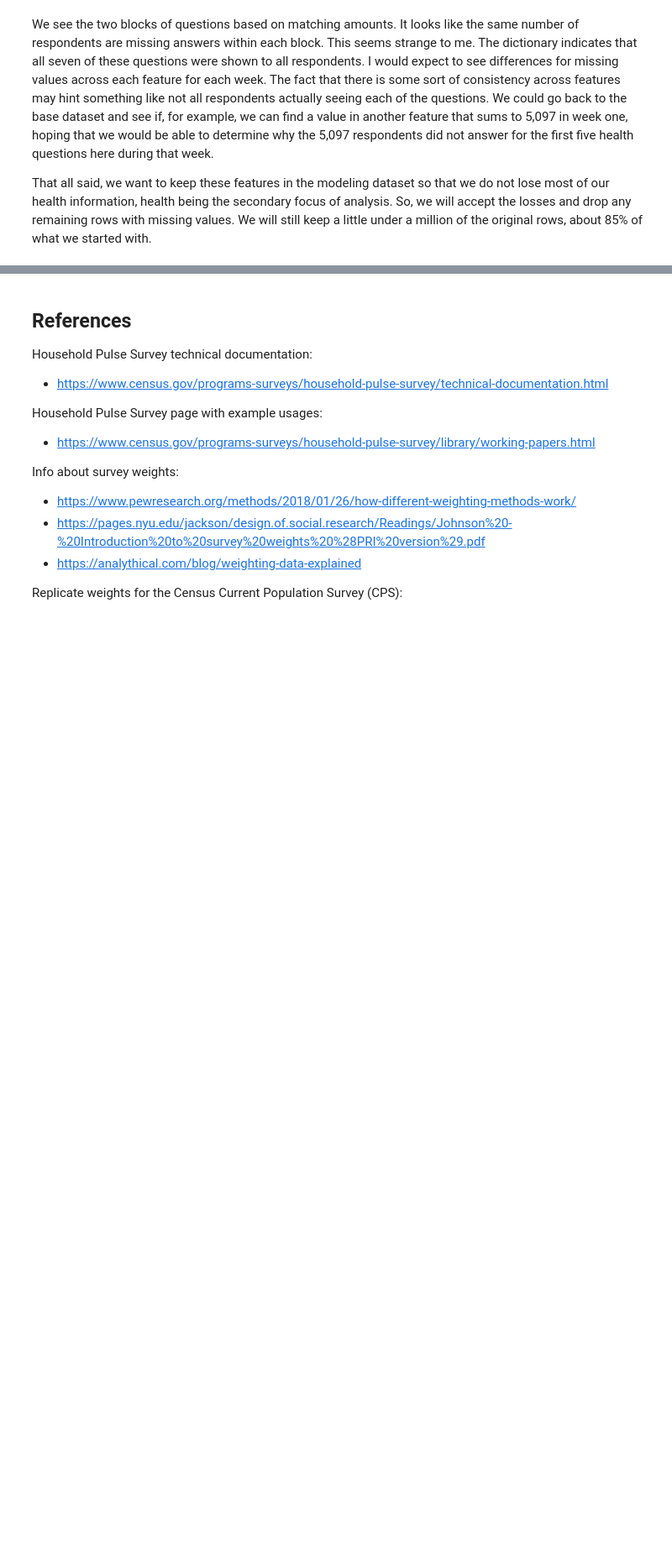
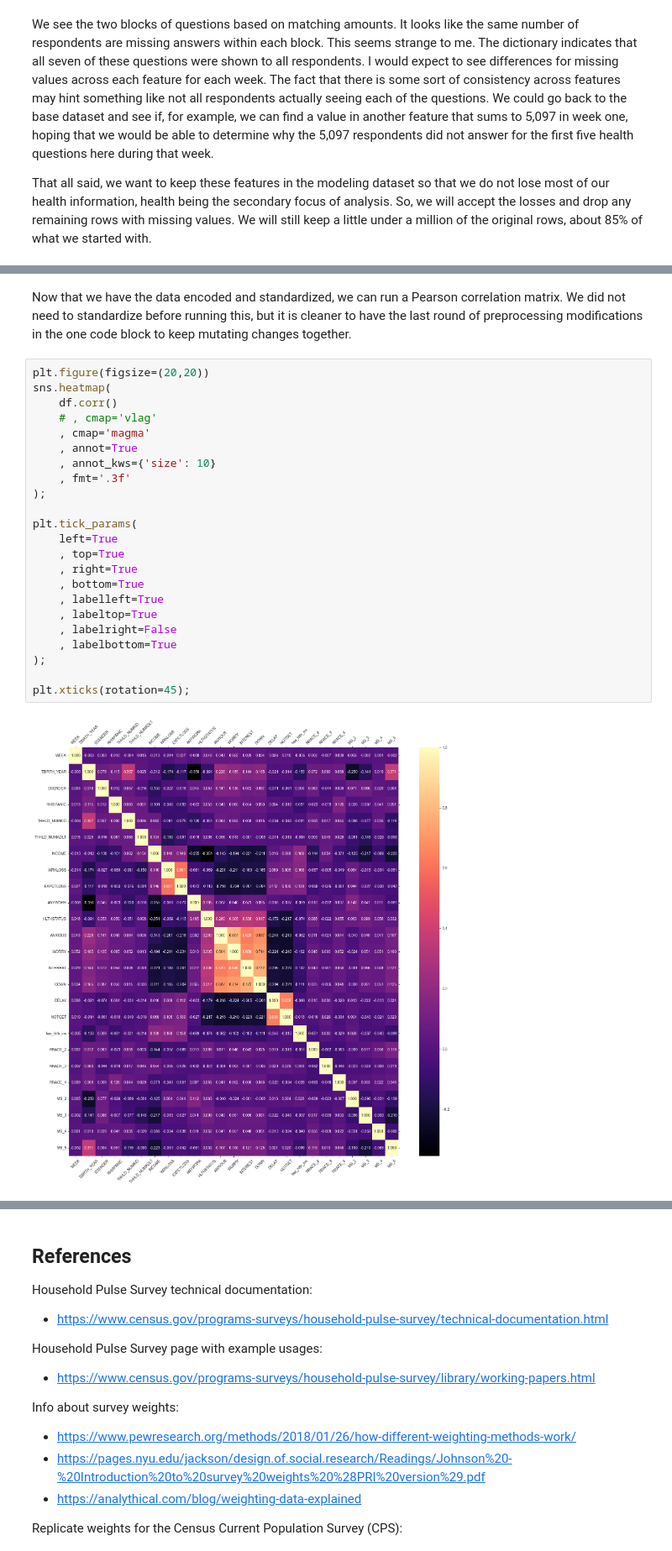
Before and after one commit to jhleakakos/msds-unsupervised-learning-final, a Jupyter notebook: even_more_surveys.ipynb, the cells around one changed output, grey strips where cells are left out. Shown at 84% size. Drawn from its saved outputs; the diff is of its cells as text; blank space fills up the shorter version.

```diff
--- a/even_more_surveys.ipynb
+++ b/even_more_surveys.ipynb
@@ -818,0 +956,27 @@ Next, we will explore the data that remains for modeling.
+# %% [markdown]
+Now that we have the data encoded and standardized, we can run a Pearson correlation matrix. We did not need to standardize before running this, but it is cleaner to have the last round of preprocessing modifications in the one code block to keep mutating changes together.
+# %%
+plt.figure(figsize=(20,20))
+sns.heatmap(
+    df.corr()
+    # , cmap='vlag'
+    , cmap='magma'
+    , annot=True
+    , annot_kws={'size': 10}
+    , fmt='.3f'
+);
+
+plt.tick_params(
+    left=True
+    , top=True
+    , right=True
+    , bottom=True
+    , labelleft=True
+    , labeltop=True
+    , labelright=False
+    , labelbottom=True
+);
+
+plt.xticks(rotation=45);
+# %% [output]
+[figure, added]
```
Also changed, not shown: parts of 8 cells of this notebook.
